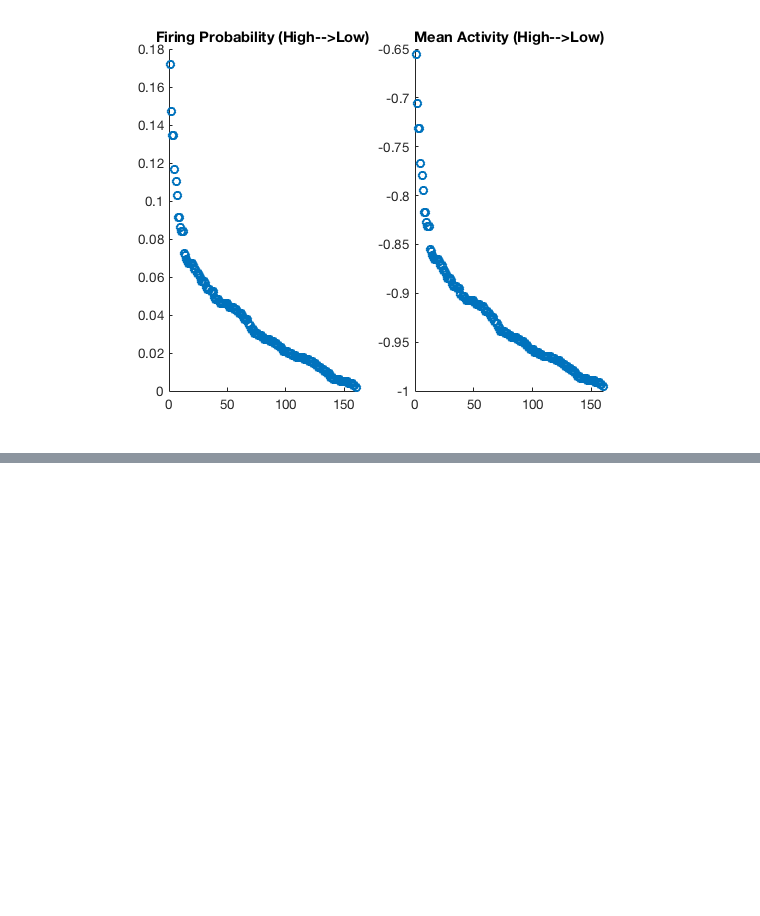
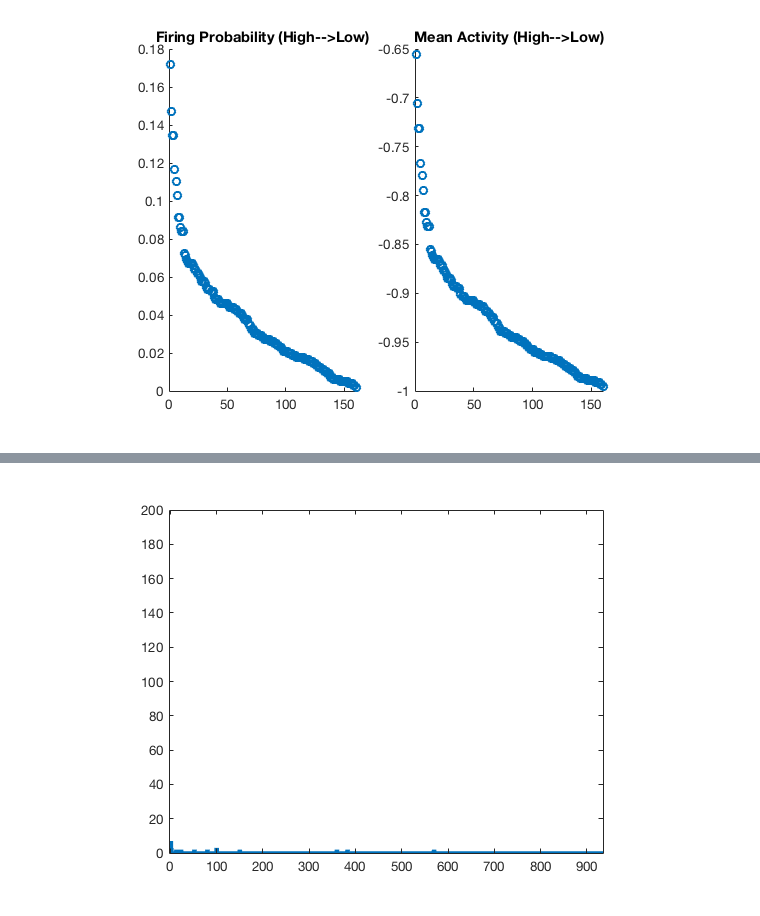
Before and after one commit to jlnatal/CGProj, a Jupyter notebook: CG_NB.ipynb, the cells around one changed output, grey strips where cells are left out. Drawn from its saved outputs; the diff is of its cells as text; code cells hidden in the pictures; blank space fills up the shorter version.

```diff
--- a/CG_NB.ipynb
+++ b/CG_NB.ipynb
@@ -478,0 +507,8 @@ title('Firing Probability (High-->Low)')
+# %%
+[U,~,c] =unique(cell2mat(r(incl{1})')','rows');
+occ =accumarray(c, 1);
+bar(1:length(occ),occ,10)
+xlim([-3 length(occ)])
+ylim([0 200])
+# %% [output]
+[figure, added]
```
Also changed, not shown: parts of 9 cells of this notebook.
